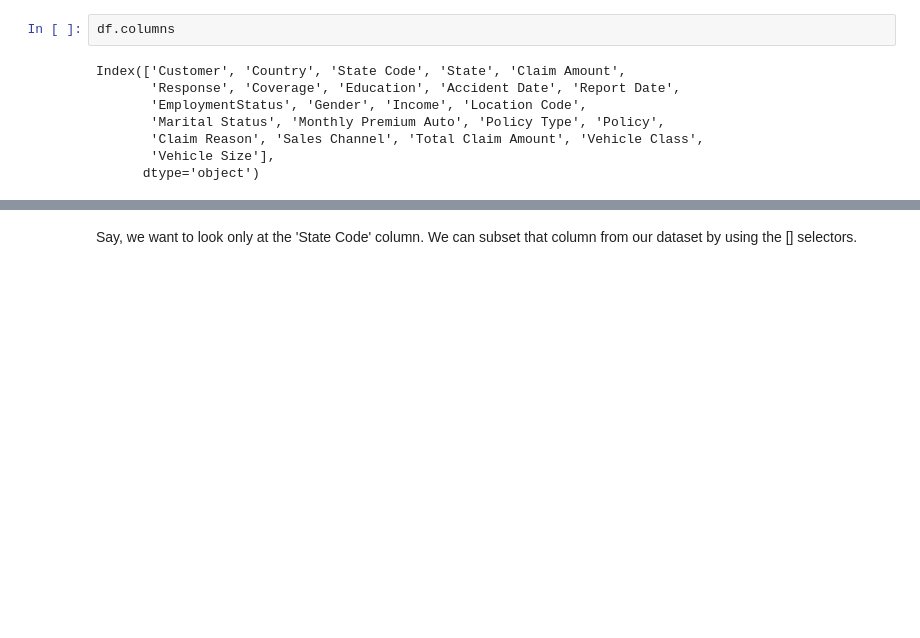
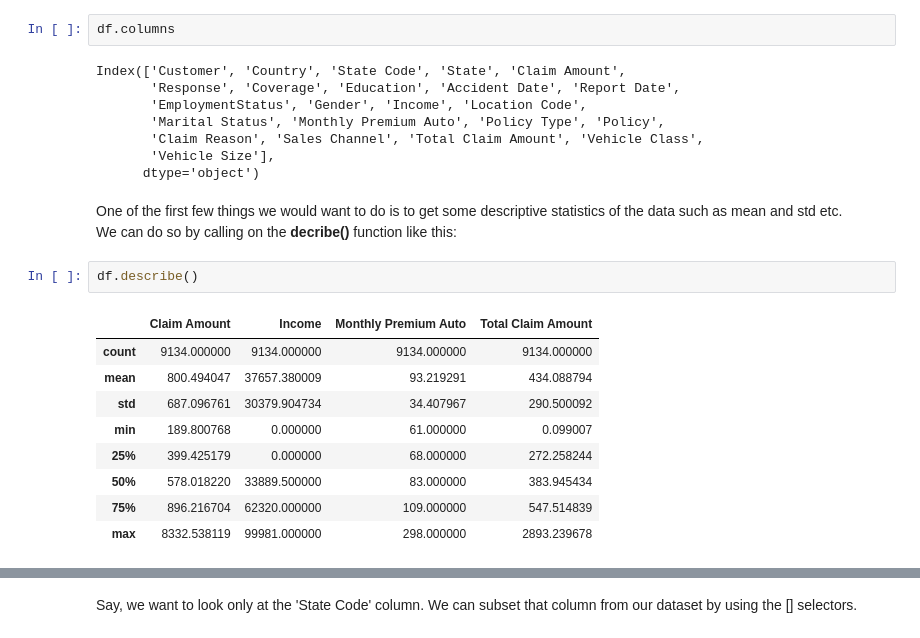
Before and after one commit to penguinpompom/SAS_afternoon_talk, a Jupyter notebook: Pandas/SAS Introduction to Python.ipynb, the cells around one changed output, grey strips where cells are left out. Drawn from its saved outputs; the diff is of its cells as text; blank space fills up the shorter version.

```diff
--- a/Pandas/SAS Introduction to Python.ipynb
+++ b/Pandas/SAS Introduction to Python.ipynb
@@ -54,3 +54,18 @@ Index(['Customer', 'Country', 'State Code', 'State', 'Claim Amount',
        'Claim Reason', 'Sales Channel', 'Total Claim Amount', 'Vehicle Class',
        'Vehicle Size'],
       dtype='object')
+# %% [markdown]
+One of the first few things we would want to do is to get some descriptive statistics of the data such as mean and std etc.<br>
+We can do so by calling on the **decribe()** function like this:
+# %%
+df.describe()
+# %% [output]
+|  | Claim Amount | Income | Monthly Premium Auto | Total Claim Amount |
+| count | 9134.000000 | 9134.000000 | 9134.000000 | 9134.000000 |
+| mean | 800.494047 | 37657.380009 | 93.219291 | 434.088794 |
+| std | 687.096761 | 30379.904734 | 34.407967 | 290.500092 |
+| min | 189.800768 | 0.000000 | 61.000000 | 0.099007 |
+| 25% | 399.425179 | 0.000000 | 68.000000 | 272.258244 |
+| 50% | 578.018220 | 33889.500000 | 83.000000 | 383.945434 |
+| 75% | 896.216704 | 62320.000000 | 109.000000 | 547.514839 |
+| max | 8332.538119 | 99981.000000 | 298.000000 | 2893.239678 |
```
Also changed, not shown: parts of 2 cells of this notebook.
